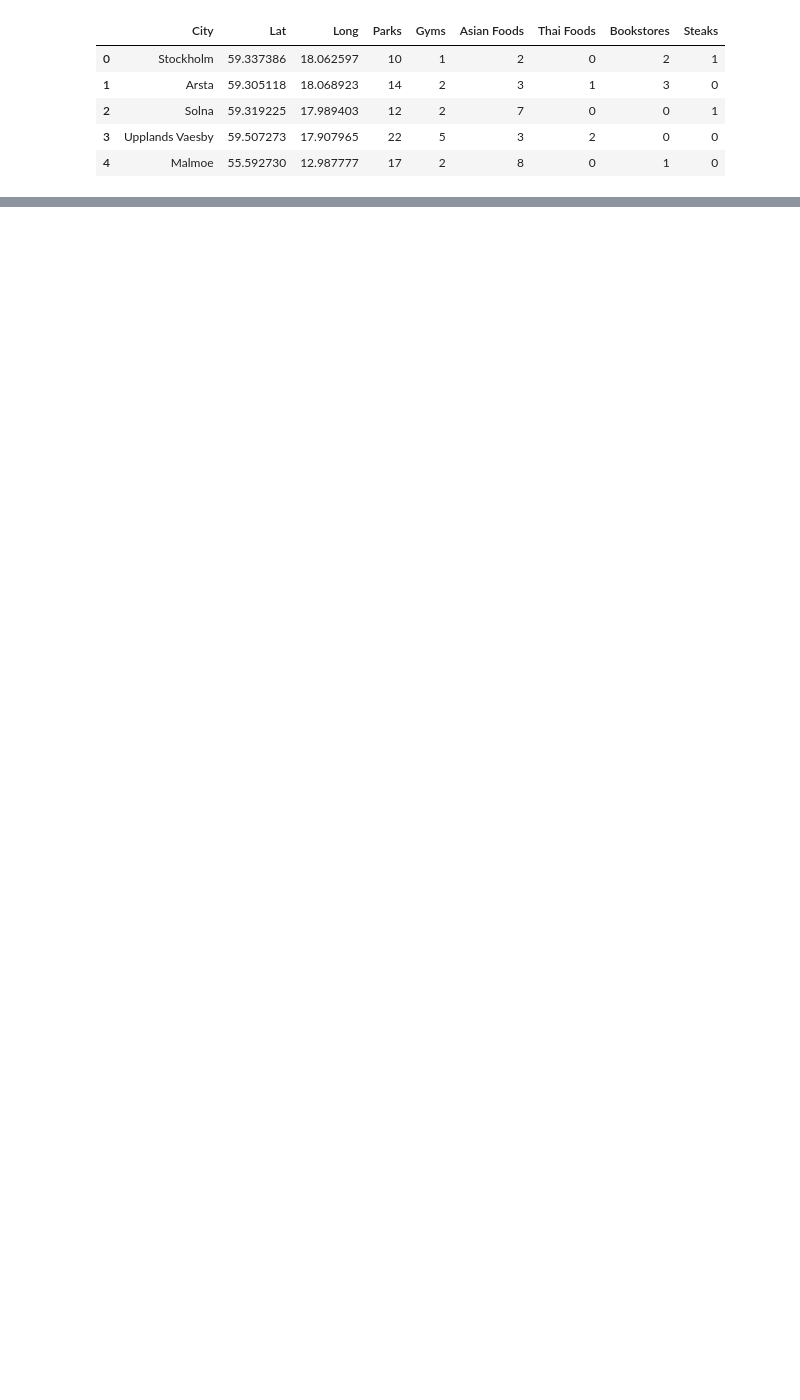
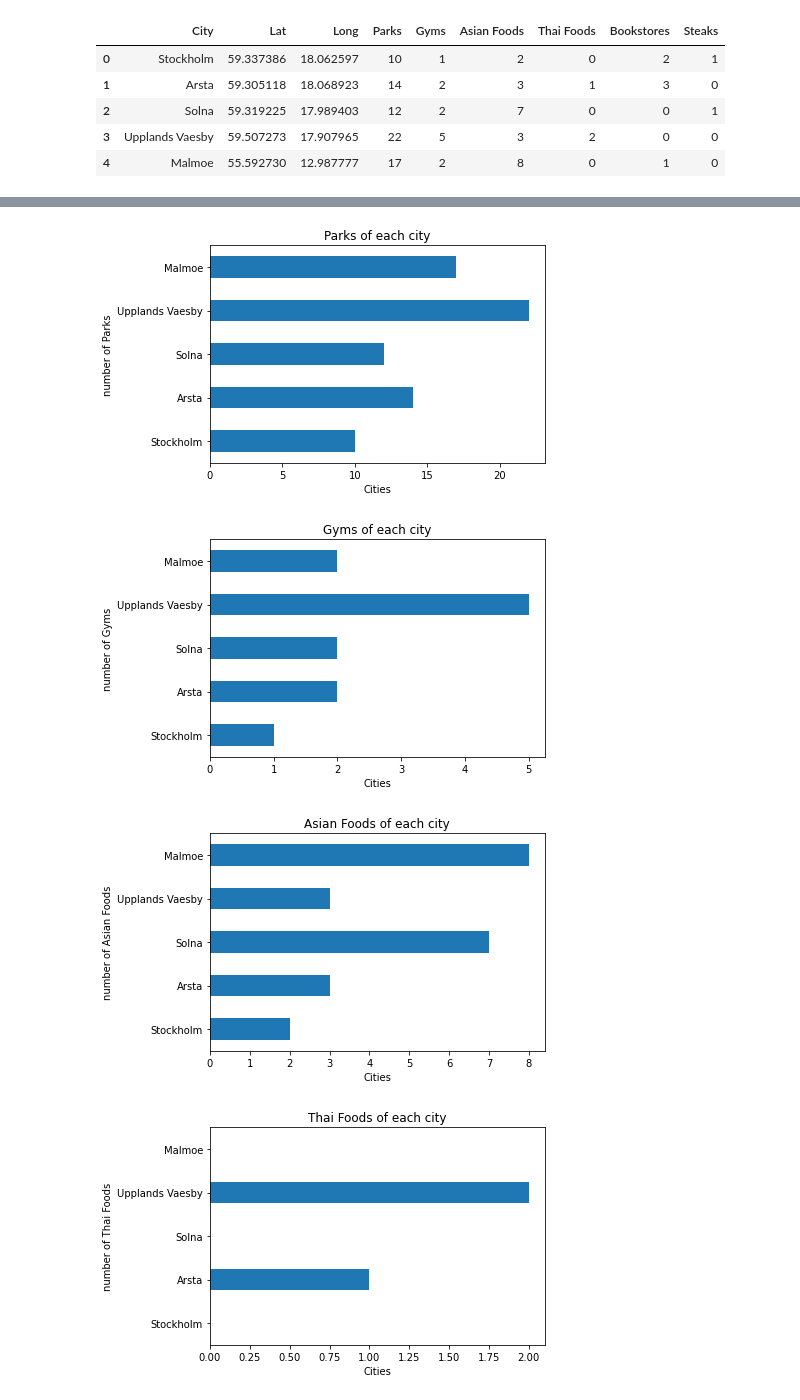
Before and after one commit to PanupatC/Coursera_Capstone, a Jupyter notebook: Coursera_sweden_school_code.ipynb, the cells around one changed output, grey strips where cells are left out. Saved outputs shown, nothing was run; the diff lists cells and outputs as text; code cells hidden in the pictures; blank space fills up the shorter version.

```diff
--- a/Coursera_sweden_school_code.ipynb
+++ b/Coursera_sweden_school_code.ipynb
@@ -233,7 +233,7 @@ import folium
 
 latitude = df_city.Lat.mean()
 longitude = df_city.Long.mean()
-map = folium.Map(location=[latitude, longitude], zoom_start=5)
+map = folium.Map(location=[latitude, longitude], zoom_start=6)
 for lat, lng, city in zip(df_city['Lat'], df_city['Long'], df_city['City']):
     label = folium.Popup(f'{city}', parse_html=True)
     folium.CircleMarker(
@@ -312,3 +313,9 @@ df_city
 | 2 | Solna | 59.319225 | 17.989403 | 12 | 2 | 7 | 0 | 0 | 1 |
 | 3 | Upplands Vaesby | 59.507273 | 17.907965 | 22 | 5 | 3 | 2 | 0 | 0 |
 | 4 | Malmoe | 55.592730 | 12.987777 | 17 | 2 | 8 | 0 | 1 | 0 |
+# %%
+# set City as index
+df_city.set_index('City', inplace=True)
+del df_city['Lat']
+del df_city['Long']
+df_city
@@ -314,0 +334,12 @@ df_city
+# %%
+for col in df_city.columns:
+    df_city[col].plot(kind='barh')
+    plt.title(f'{col} of each city')
+    plt.ylabel(f'number of {col}')
+    plt.xlabel('Cities')
+    plt.show()
+# %% [output]
+[figure, added]
+[figure, added]
+[figure, added]
+[figure, added]
```
Also changed, not shown: parts of 6 cells of this notebook.
